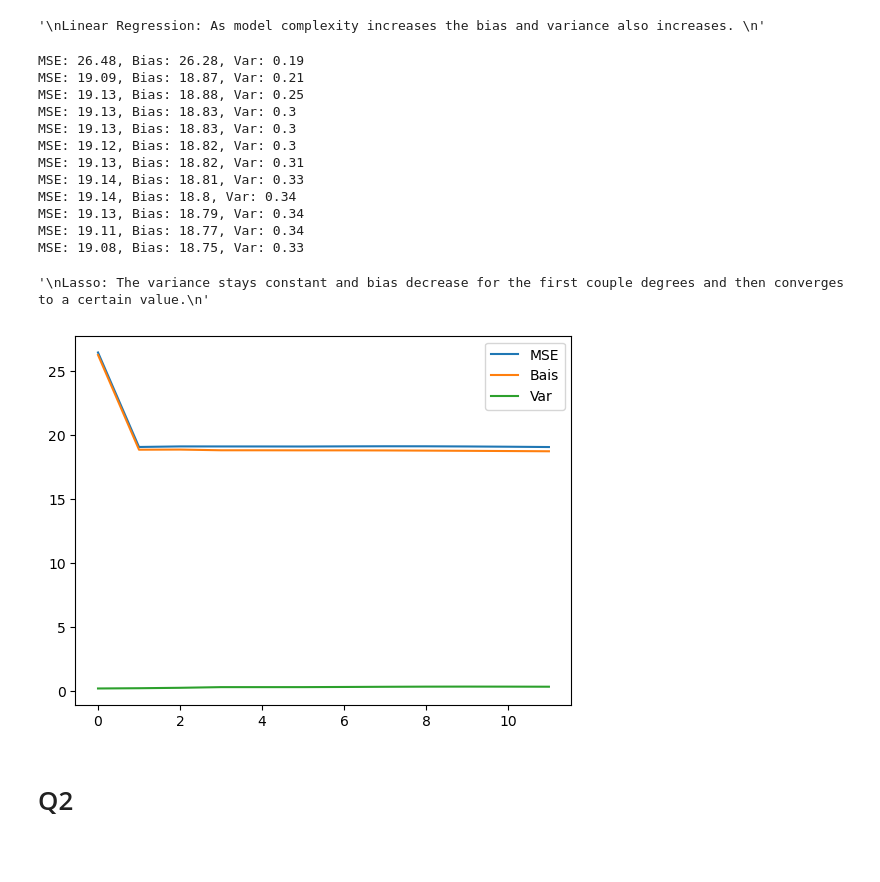
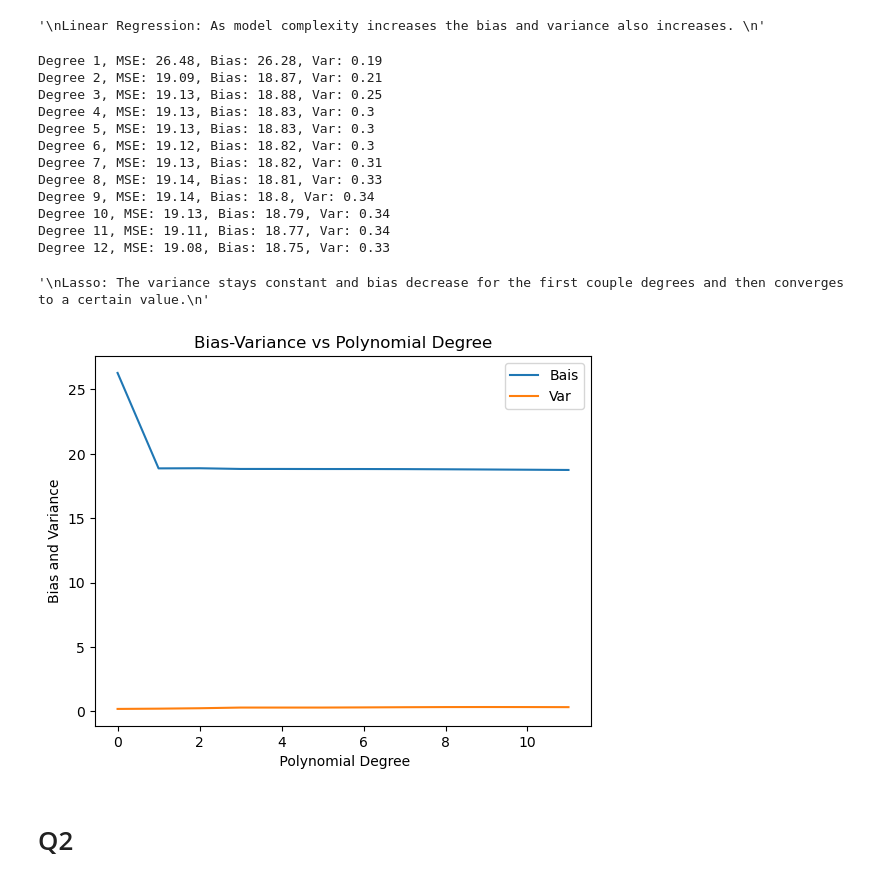
Before and after one commit to soumya-khanna/446-A2, a Jupyter notebook: assg2_template.ipynb, the cells around one changed output. Saved outputs shown, nothing was run; the diff lists cells and outputs as text; code cells hidden in the pictures; blank space fills up the shorter version.

```diff
--- a/assg2_template.ipynb
+++ b/assg2_template.ipynb
@@ -24,12 +24,13 @@ X_train, X_test, y_train, y_test = train_test_split(X, y, test_size=0.2, shuffle
 # %% [markdown]
 ## Q1.2
 # %%
-# poly         = PolynomialFeatures (degree=i, include_bias=False)
 
-# X_train_poly = ... # you can check tutorials for the correct syntax
-# X_test_poly  = ...
 
-# model = LinearRegression()
-# mse, bias,var = bias_variance_decomp(model,
-#                                      X_train_poly, y_train.to_numpy(), X_test_poly, y_test.to_numpy(),
-#                                      loss='mse', num_rounds=200, random_seed=156)
+model = LinearRegression()
+mse, bias,var = bias_variance_decomp(model,
+                                     np.array(X_train), y_train.to_numpy(), np.array(X_test), y_test.to_numpy(),
+                                     loss='mse', num_rounds=200, random_seed=156)
+
+print('MSE: %.3f' % mse)
+print('Bias: %.3f' % bias)
+print('Variance: %.3f' % var)
@@ -99,54 +106,52 @@ Linear Regression: As model complexity increases the bias and variance also incr
 # %% [output]
 '\nLinear Regression: As model complexity increases the bias and variance also increases. \n'
 # %%
-...
-
 MSEs1   = []
 Biases1 = []
 Vars1   = []
 
 # Fit model and collect performance iteratively
 for i in range(1,13):
     poly = PolynomialFeatures (degree=i, include_bias=False)
 
     X_train_poly = poly.fit_transform(X_train['horsepower'].to_numpy().reshape(-1, 1))
     X_test_poly  = poly.fit_transform(X_test['horsepower'].to_numpy().reshape(-1, 1))
 
     model = Lasso(alpha=1)
     mse1, bias1, var1 = bias_variance_decomp(model,
                                      X_train_poly, y_train.to_numpy(), X_test_poly, y_test.to_numpy(),
                                      loss='mse', num_rounds=200, random_seed=156)
 
     # Calculate performance
     MSEs1.append(mse1)
     Biases1.append(bias1)
     Vars1.append(var1)
-    print('MSE: %s, Bias: %s, Var: %s ' %(mse1.round(2),bias1.round(2),var1.round(2)))
+    print('Degree %s, MSE: %s, Bias: %s, Var: %s ' %(i, mse1.round(2),bias1.round(2),var1.round(2)))
 
-results_data1 = {'MSE': MSEs1, 'Bais': Biases1, 'Var': Vars1}
+results_data1 = { 'Bais': Biases1, 'Var': Vars1}
 res1 = pd.DataFrame(results_data1)
 
-res1.plot()
+res1.plot(title='Bias-Variance vs Polynomial Degree', xlabel=' Polynomial Degree', ylabel='Bias and Variance')
 
 
 """
 Lasso: The variance stays constant and bias decrease for the first couple degrees and then converges to a certain value.
 """
 # %% [output]
-MSE: 26.48, Bias: 26.28, Var: 0.19
-MSE: 19.09, Bias: 18.87, Var: 0.21
-MSE: 19.13, Bias: 18.88, Var: 0.25
-MSE: 19.13, Bias: 18.83, Var: 0.3
-MSE: 19.13, Bias: 18.83, Var: 0.3
-MSE: 19.12, Bias: 18.82, Var: 0.3
-MSE: 19.13, Bias: 18.82, Var: 0.31
-MSE: 19.14, Bias: 18.81, Var: 0.33
-MSE: 19.14, Bias: 18.8, Var: 0.34
-MSE: 19.13, Bias: 18.79, Var: 0.34
-MSE: 19.11, Bias: 18.77, Var: 0.34
-MSE: 19.08, Bias: 18.75, Var: 0.33
+Degree 1, MSE: 26.48, Bias: 26.28, Var: 0.19
+Degree 2, MSE: 19.09, Bias: 18.87, Var: 0.21
+Degree 3, MSE: 19.13, Bias: 18.88, Var: 0.25
+Degree 4, MSE: 19.13, Bias: 18.83, Var: 0.3
+Degree 5, MSE: 19.13, Bias: 18.83, Var: 0.3
+Degree 6, MSE: 19.12, Bias: 18.82, Var: 0.3
+Degree 7, MSE: 19.13, Bias: 18.82, Var: 0.31
+Degree 8, MSE: 19.14, Bias: 18.81, Var: 0.33
+Degree 9, MSE: 19.14, Bias: 18.8, Var: 0.34
+Degree 10, MSE: 19.13, Bias: 18.79, Var: 0.34
+Degree 11, MSE: 19.11, Bias: 18.77, Var: 0.34
+Degree 12, MSE: 19.08, Bias: 18.75, Var: 0.33
 '\nLasso: The variance stays constant and bias decrease for the first couple degrees and then converges to a certain value.\n'
-[figure, old version]
+[figure, new version]
 # %% [markdown]
 # Q2
 # %% [markdown]
```
Also changed, not shown: parts of 16 cells of this notebook.
